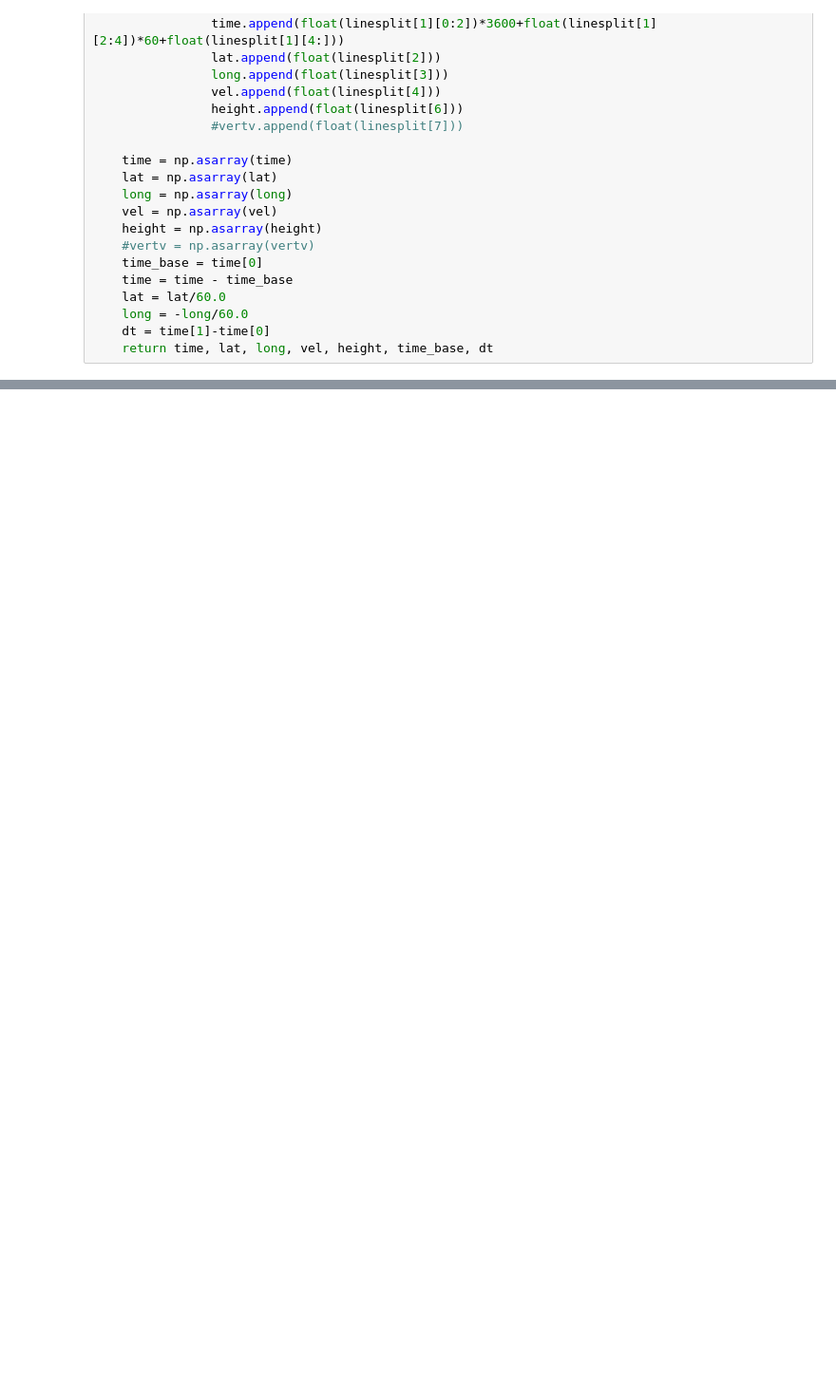
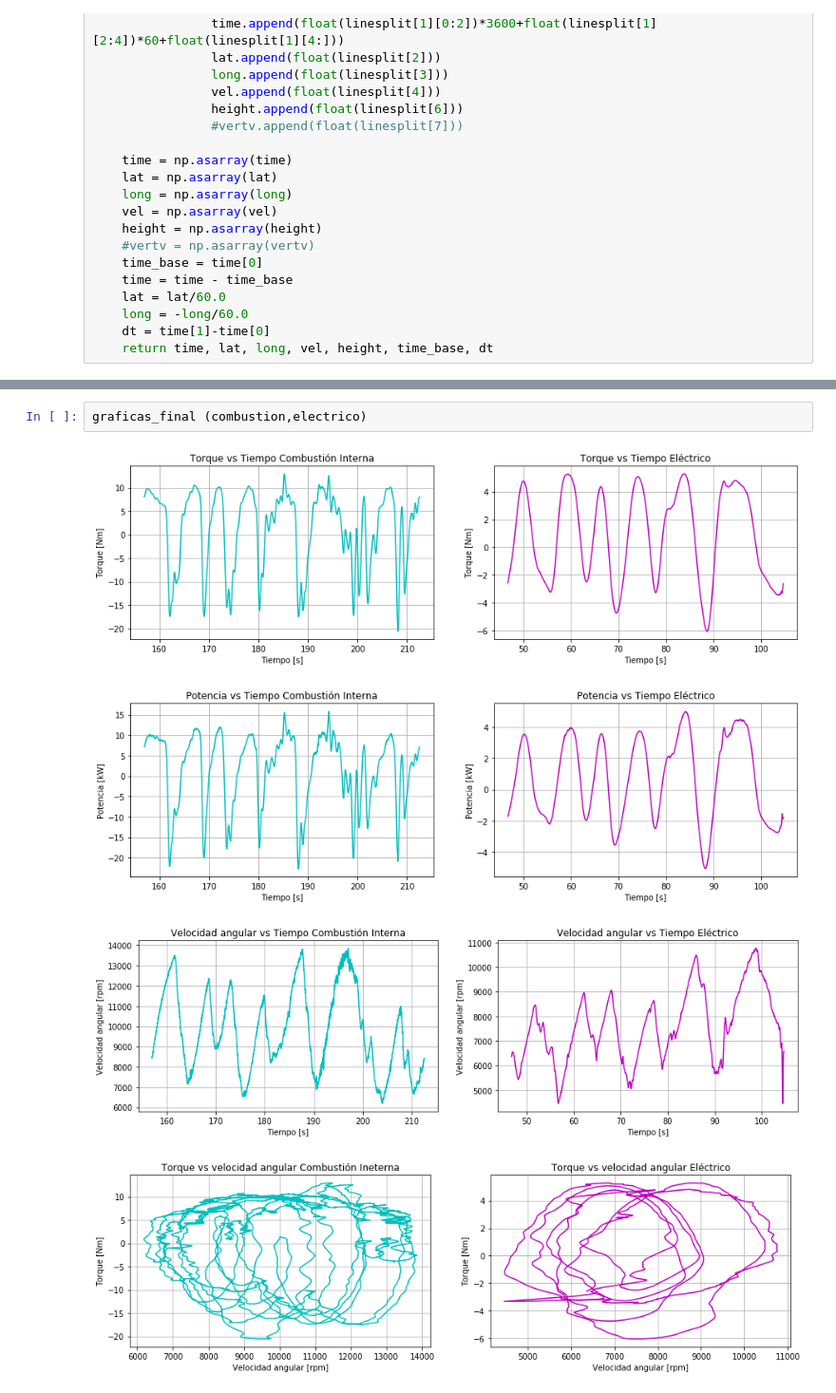
Before and after one commit to OriannaSanguino/Herramientas-Computacionales, a Jupyter notebook: 04_taller03/Taller 3.ipynb, the cells around one changed output, grey strips where cells are left out. Shown: that part at 95% size. Drawn from its saved outputs; the diff is of its cells as text; blank space fills up the shorter version.

```diff
--- a/04_taller03/Taller 3.ipynb
+++ b/04_taller03/Taller 3.ipynb
@@ -341,0 +354,7 @@ graficar(x,y)
+# %%
+graficas_final (combustion,electrico)
+# %% [output]
+[figure, added]
+[figure, added]
+[figure, added]
+[figure, added]
```
Also changed, not shown: parts of 15 cells of this notebook.
